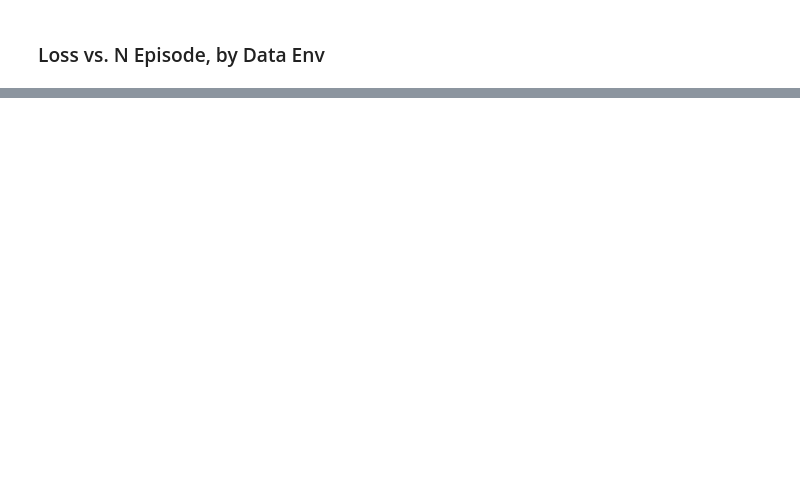
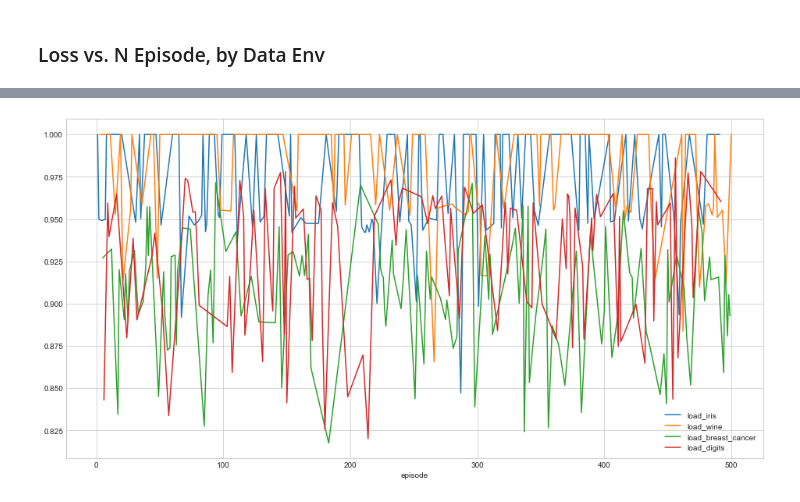
Before and after one commit to cosmicBboy/ml-research, a Jupyter notebook: deep_cash/analysis/rnn_cash_controller_experiment_analysis.ipynb, the cells around one changed output, grey strips where cells are left out. Drawn from its saved outputs; the diff is of its cells as text; code cells hidden in the pictures; blank space fills up the shorter version.

```diff
--- a/deep_cash/analysis/rnn_cash_controller_experiment_analysis.ipynb
+++ b/deep_cash/analysis/rnn_cash_controller_experiment_analysis.ipynb
@@ -93,0 +99,8 @@ for env_name in plot_df.data_env_names.unique():
+# %%
+ax = None
+for env_name in plot_df.data_env_names.unique():
+    _plot_df = plot_df.query("data_env_names == '%s'" % env_name)
+    ax = _plot_df["best_validation_scores"].plot(
+        ax=ax, label=env_name, legend=True, figsize=(16, 8))
+# %% [output]
+[figure, added]
```
Also changed, not shown: parts of 10 cells of this notebook.
